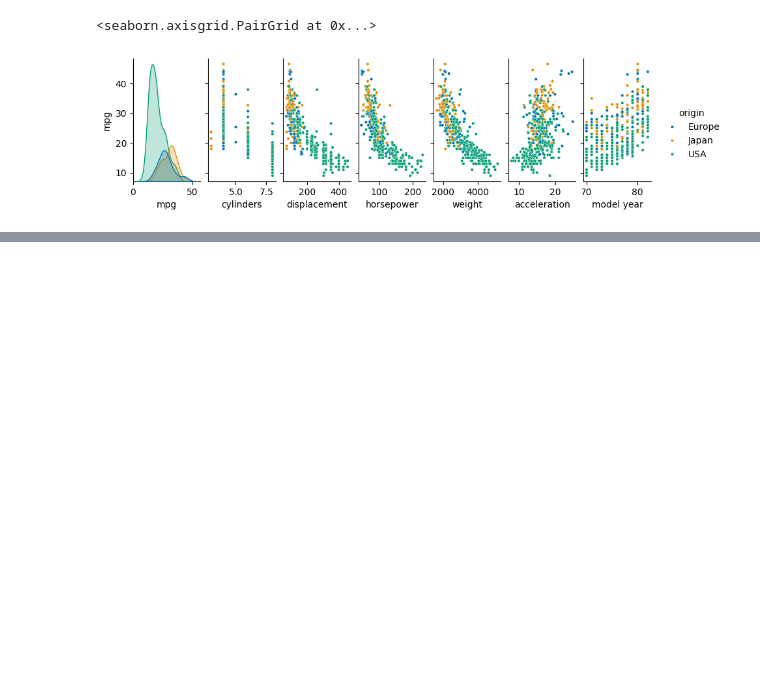
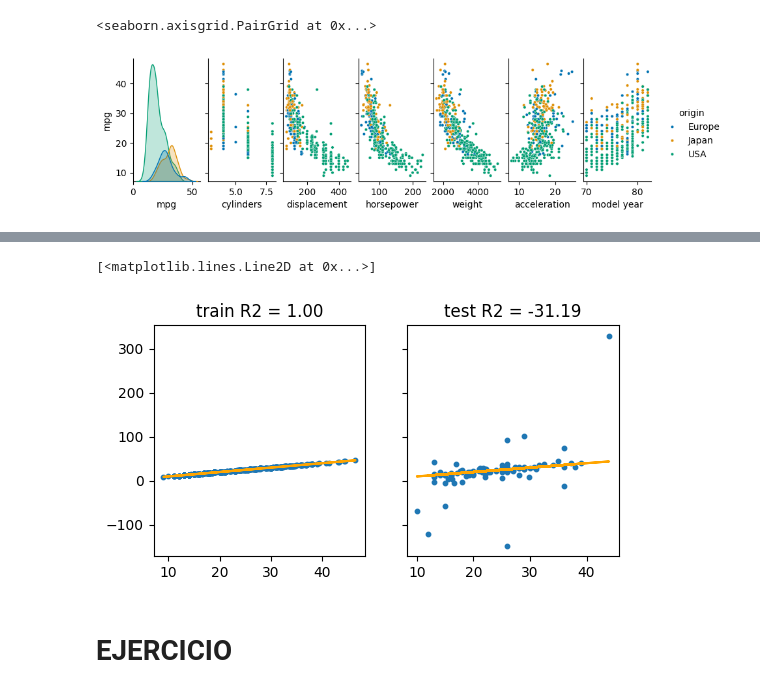
Before and after one commit to AdriaMB/University, a Jupyter notebook: 3rd_Year/PER/Laboratorio/practica_4_PER.ipynb, the cells around one changed output, grey strips where cells are left out. Saved outputs shown, nothing was run; the diff lists cells and outputs as text; code cells hidden in the pictures; blank space fills up the shorter version.

```diff
--- a/3rd_Year/PER/Laboratorio/practica_4_PER.ipynb
+++ b/3rd_Year/PER/Laboratorio/practica_4_PER.ipynb
@@ -121,0 +162,32 @@ r2_train = r2_score(y_train, y_train_pred); r2_test = r2_score(y_test, y_test_pr
+# %%
+# CON INGENIERIA DE CARACTERÍSTICAS
+from sklearn.preprocessing import PolynomialFeatures
+# Definimos la transformacion a aplicar a los datos
+poly = PolynomialFeatures(2)  # degree = 2
+X_train = poly.fit_transform(X_train)   # fit entiende la estructura de los datos. transform realiza la conversion
+X_test = poly.transform(X_test)
+# entrenamos el modelo de regresion lineal
+linreg = LinearRegression().fit(X_train, y_train)
+y_train_pred = linreg.predict(X_train)
+y_test_pred = linreg.predict(X_test)
+# calculamos la puntuacion
+r2_train = r2_score(y_train, y_train_pred)
+r2_test = r2_score(y_test, y_test_pred)
+
+# Representacion
+ig, axs = plt.subplots(1, 2, figsize=(6, 3), sharey="all")
+ax = axs[0]
+ax.set_title(f"train R2 = {r2_train:.2f}")
+ax.scatter(y_train, y_train_pred, s=10)
+ax.plot(y_train, y_train, color="orange")
+ax = axs[1]
+ax.set_title(f"test R2 = {r2_test:.2f}")
+ax.scatter(y_test, y_test_pred, s=10)
+ax.plot(y_test, y_test, color="orange")
+# %% [output]
+[<matplotlib.lines.Line2D at 0x...>]
+[figure, added]
+# %% [markdown]
+<np>
+
+# EJERCICIO
```
Also changed, not shown: parts of 14 cells of this notebook, 2 other files.
